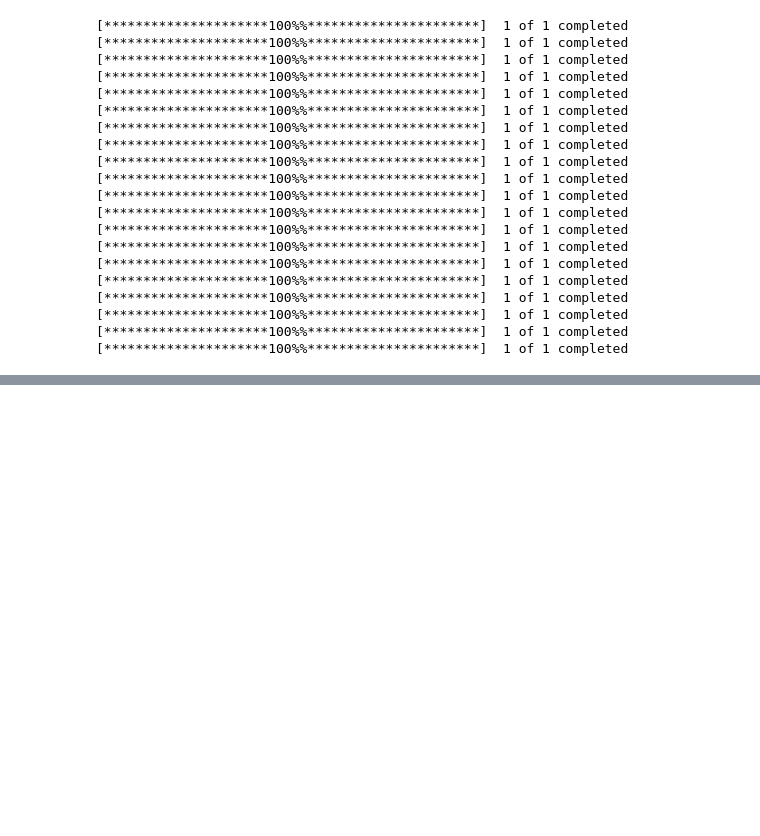
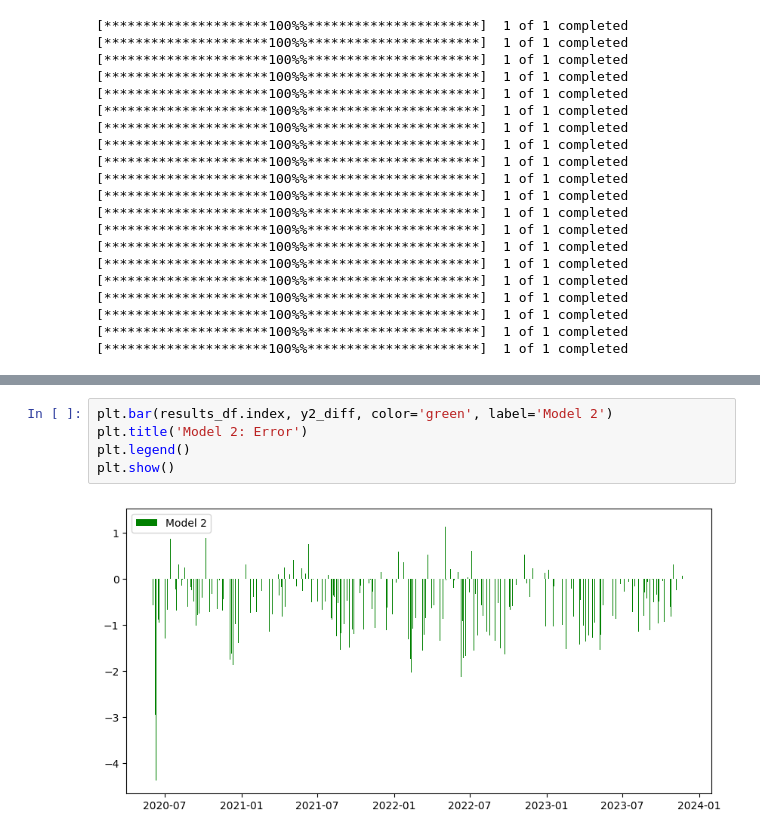
Before and after one commit to Aditya-Patel/Stat598-FinalProject, a Jupyter notebook: MPLA_CNN_LSTM.ipynb, the cells around one changed output, grey strips where cells are left out. Drawn from its saved outputs; the diff is of its cells as text; blank space fills up the shorter version.

```diff
--- a/MPLA_CNN_LSTM.ipynb
+++ b/MPLA_CNN_LSTM.ipynb
@@ -119,0 +399,7 @@ close_values = all_stocks_data[[col for col in all_stocks_data.columns if '_Clos
+# %%
+plt.bar(results_df.index, y2_diff, color='green', label='Model 2')
+plt.title('Model 2: Error')
+plt.legend()
+plt.show()
+# %% [output]
+[figure, added]
```
Also changed, not shown: parts of 26 cells of this notebook.
